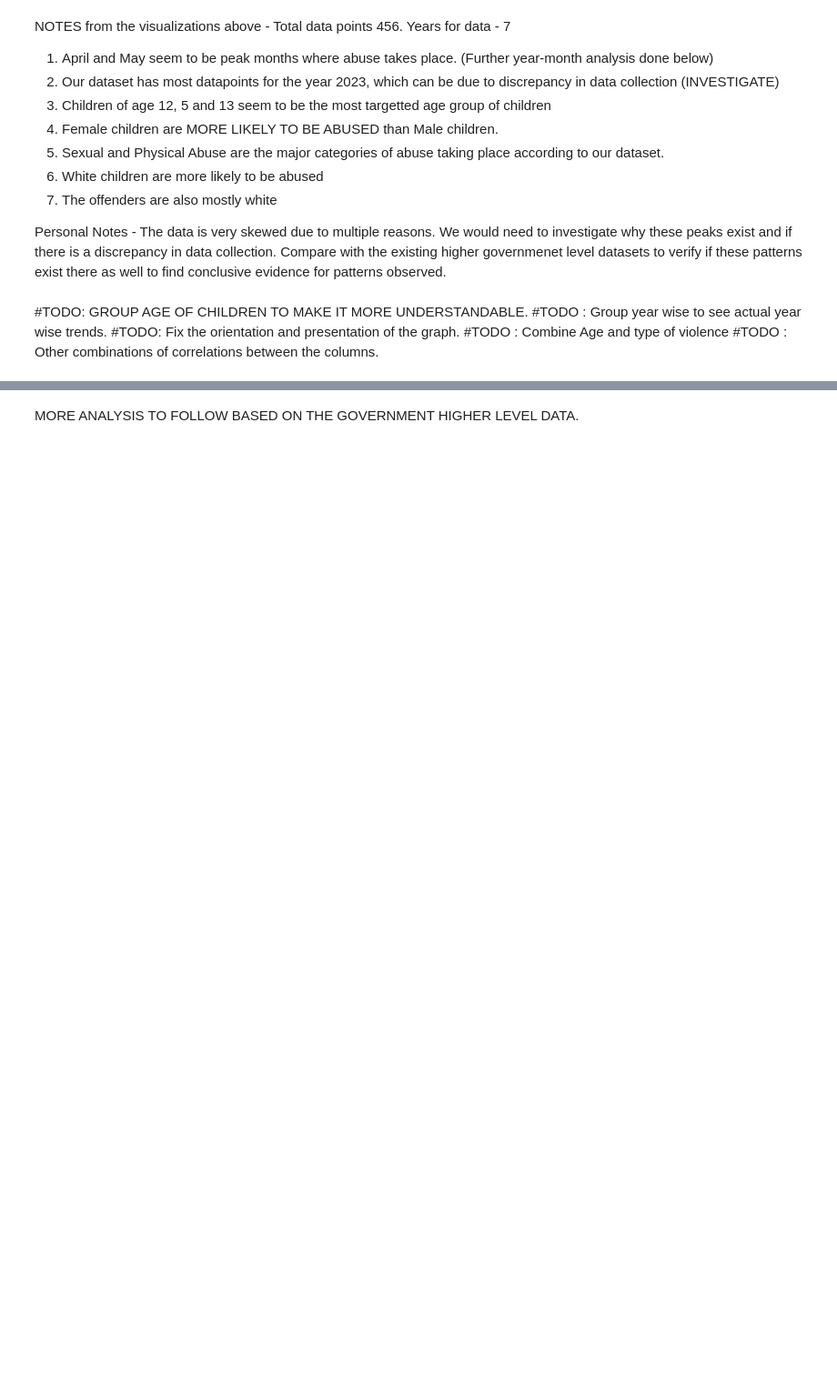
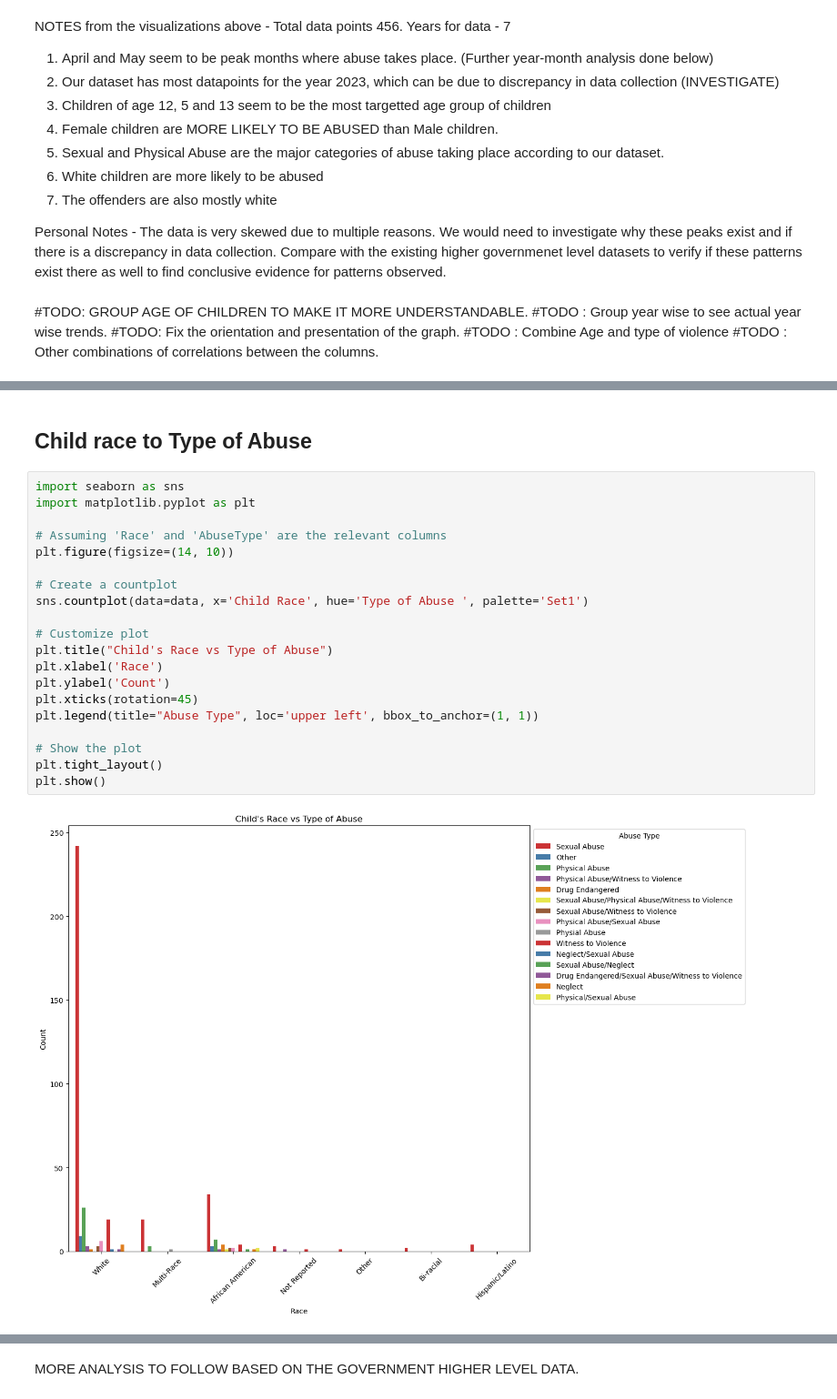
Before and after one commit to kkirpa/Caring_Place, a Jupyter notebook: Initial_EDA.ipynb, the cells around one changed output, grey strips where cells are left out. Shown at 91% size. Cells and saved outputs as stored; diff of their text form; blank space fills up the shorter version.

```diff
--- a/Initial_EDA.ipynb
+++ b/Initial_EDA.ipynb
@@ -231 +236,25 @@ plt.show()
 [figure]
+# %% [markdown]
+## Child race to Type of Abuse
+# %%
+import seaborn as sns
+import matplotlib.pyplot as plt
+
+# Assuming 'Race' and 'AbuseType' are the relevant columns
+plt.figure(figsize=(14, 10))
+
+# Create a countplot
+sns.countplot(data=data, x='Child Race', hue='Type of Abuse ', palette='Set1')
+
+# Customize plot
+plt.title("Child's Race vs Type of Abuse")
+plt.xlabel('Race')
+plt.ylabel('Count')
+plt.xticks(rotation=45)
+plt.legend(title="Abuse Type", loc='upper left', bbox_to_anchor=(1, 1))
+
+# Show the plot
+plt.tight_layout()
+plt.show()
+# %% [output]
+[figure, added]
```
Also changed, not shown: parts of 15 cells of this notebook, 1 other file.
